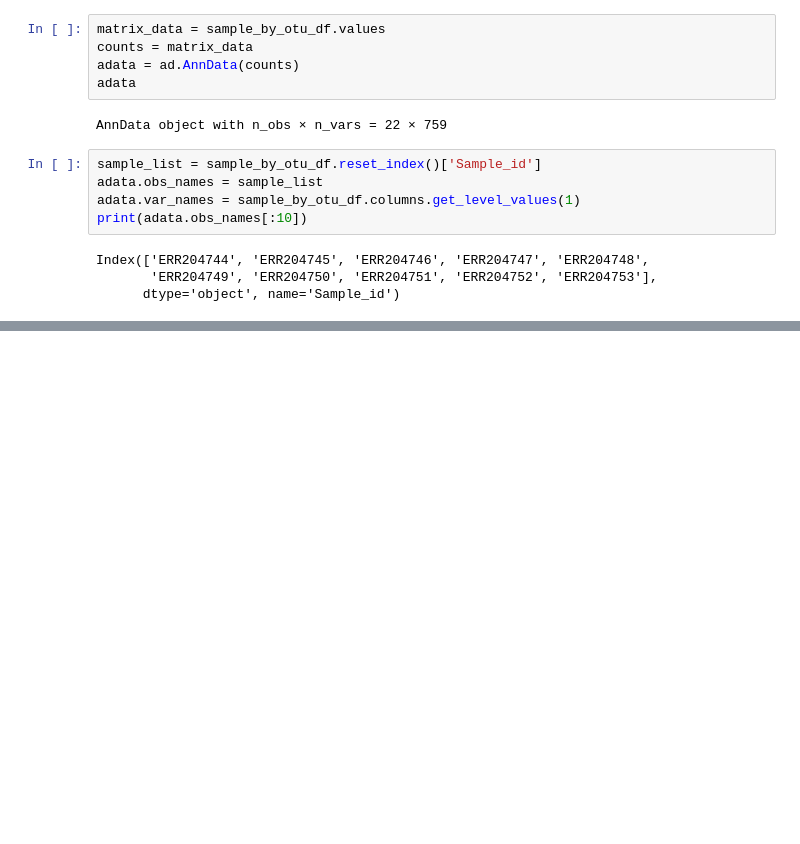
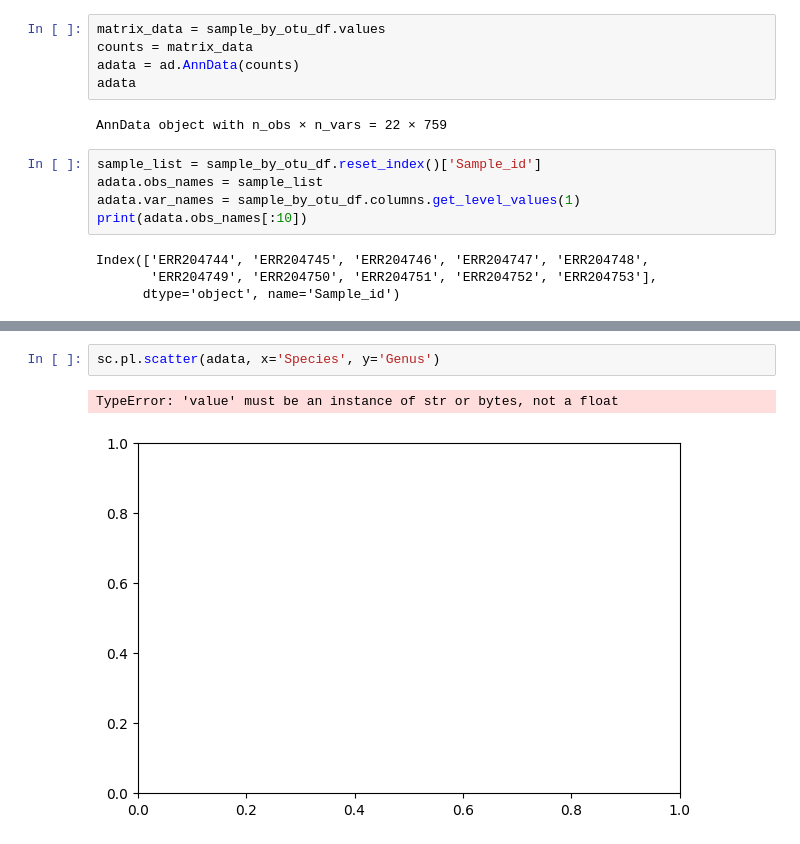
Before and after one commit to MDunitz/metagenomics, a Jupyter notebook: scripts/tutorial_test.ipynb, the cells around one changed output, grey strips where cells are left out. Saved outputs shown, nothing was run; the diff lists cells and outputs as text; blank space fills up the shorter version.

```diff
--- a/scripts/tutorial_test.ipynb
+++ b/scripts/tutorial_test.ipynb
@@ -305,0 +292,5 @@ analyses_df
+# %%
+sc.pl.scatter(adata, x='Species', y='Genus')
+# %% [output]
+TypeError: 'value' must be an instance of str or bytes, not a float
+[figure, added]
```
Also changed, not shown: parts of 24 cells of this notebook, 8 other files.
